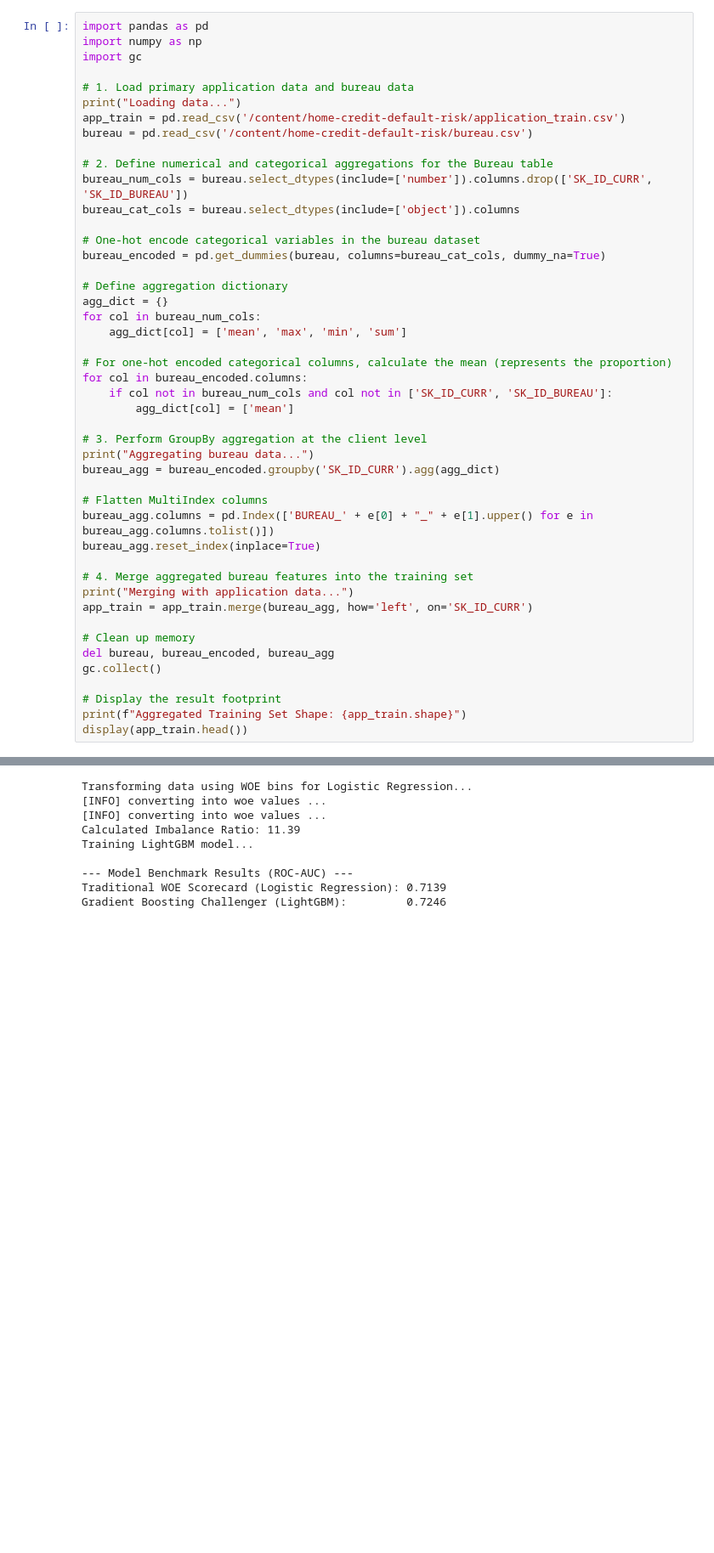
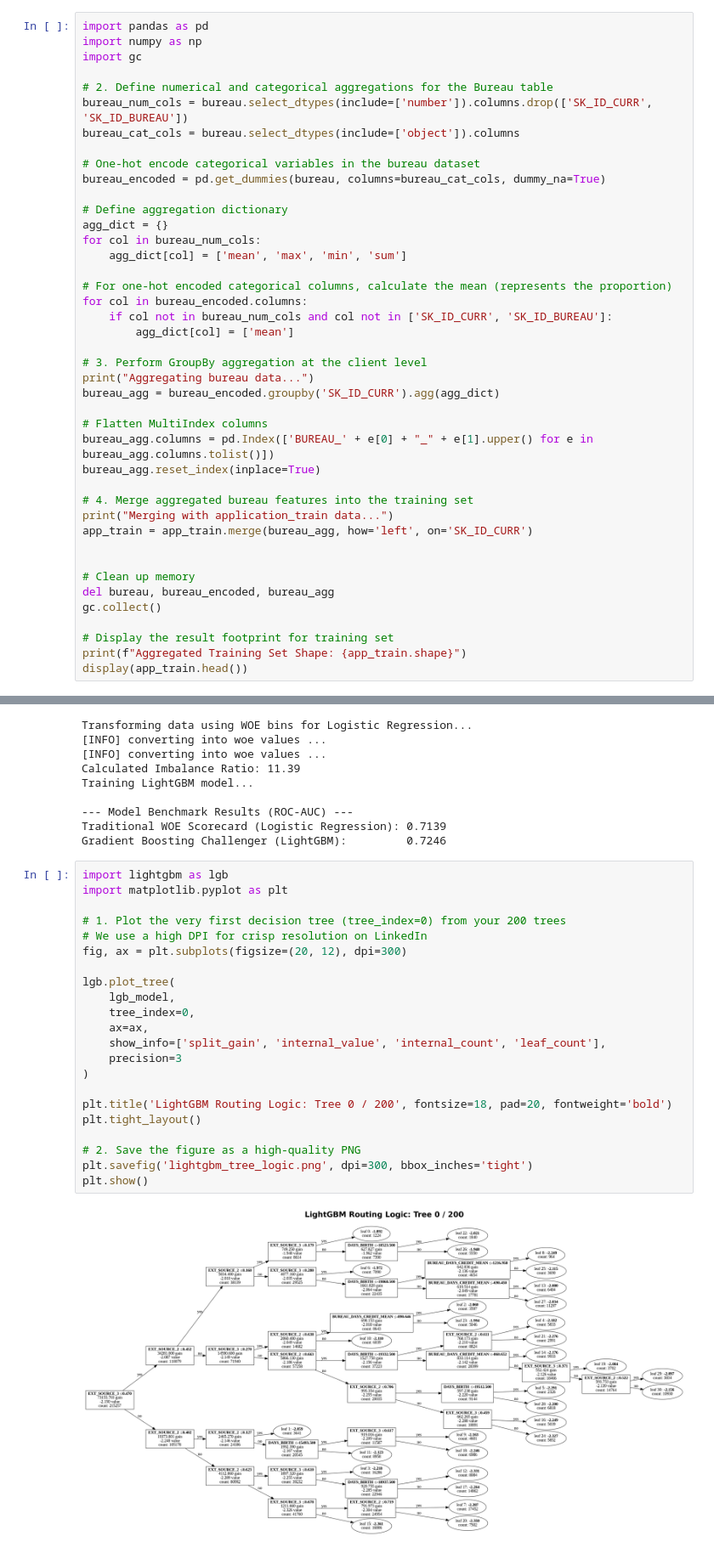
Before and after one commit to Sshahsavar/credit-risk-modeling, a Jupyter notebook: End_to_End_Credit_Risk_Modeling.ipynb, the cells around one changed output, grey strips where cells are left out. Shown at 85% size. Drawn from its saved outputs; the diff is of its cells as text; blank space fills up the shorter version.

```diff
--- a/End_to_End_Credit_Risk_Modeling.ipynb
+++ b/End_to_End_Credit_Risk_Modeling.ipynb
@@ -74,11 +128,6 @@ For this initial phase, the aggregation pipeline focuses on the bureau.csv table
 import pandas as pd
 import numpy as np
 import gc
-
-# 1. Load primary application data and bureau data
-print("Loading data...")
-app_train = pd.read_csv('/content/home-credit-default-risk/application_train.csv')
-bureau = pd.read_csv('/content/home-credit-default-risk/bureau.csv')
 
 # 2. Define numerical and categorical aggregations for the Bureau table
 bureau_num_cols = bureau.select_dtypes(include=['number']).columns.drop(['SK_ID_CURR', 'SK_ID_BUREAU'])
@@ -106,13 +155,14 @@ bureau_agg.columns = pd.Index(['BUREAU_' + e[0] + "_" + e[1].upper() for e in bu
 bureau_agg.reset_index(inplace=True)
 
 # 4. Merge aggregated bureau features into the training set
-print("Merging with application data...")
+print("Merging with application_train data...")
 app_train = app_train.merge(bureau_agg, how='left', on='SK_ID_CURR')
+
 
 # Clean up memory
 del bureau, bureau_encoded, bureau_agg
 gc.collect()
 
-# Display the result footprint
+# Display the result footprint for training set
 print(f"Aggregated Training Set Shape: {app_train.shape}")
 display(app_train.head())
@@ -312,6 +350,30 @@ Training LightGBM model...
 --- Model Benchmark Results (ROC-AUC) ---
 Traditional WOE Scorecard (Logistic Regression): 0.7139
 Gradient Boosting Challenger (LightGBM):         0.7246
+# %%
+import lightgbm as lgb
+import matplotlib.pyplot as plt
+
+# 1. Plot the very first decision tree (tree_index=0) from your 200 trees
+# We use a high DPI for crisp resolution on LinkedIn
+fig, ax = plt.subplots(figsize=(20, 12), dpi=300)
+
+lgb.plot_tree(
+    lgb_model,
+    tree_index=0,
+    ax=ax,
+    show_info=['split_gain', 'internal_value', 'internal_count', 'leaf_count'],
+    precision=3
+)
+
+plt.title('LightGBM Routing Logic: Tree 0 / 200', fontsize=18, pad=20, fontweight='bold')
+plt.tight_layout()
+
+# 2. Save the figure as a high-quality PNG
+plt.savefig('lightgbm_tree_logic.png', dpi=300, bbox_inches='tight')
+plt.show()
+# %% [output]
+[figure, added]
 # %% [markdown]
 ## Conclusion:
 The benchmarking results validate our approach to handling the imbalanced data.
```
Also changed, not shown: parts of 7 cells of this notebook.
